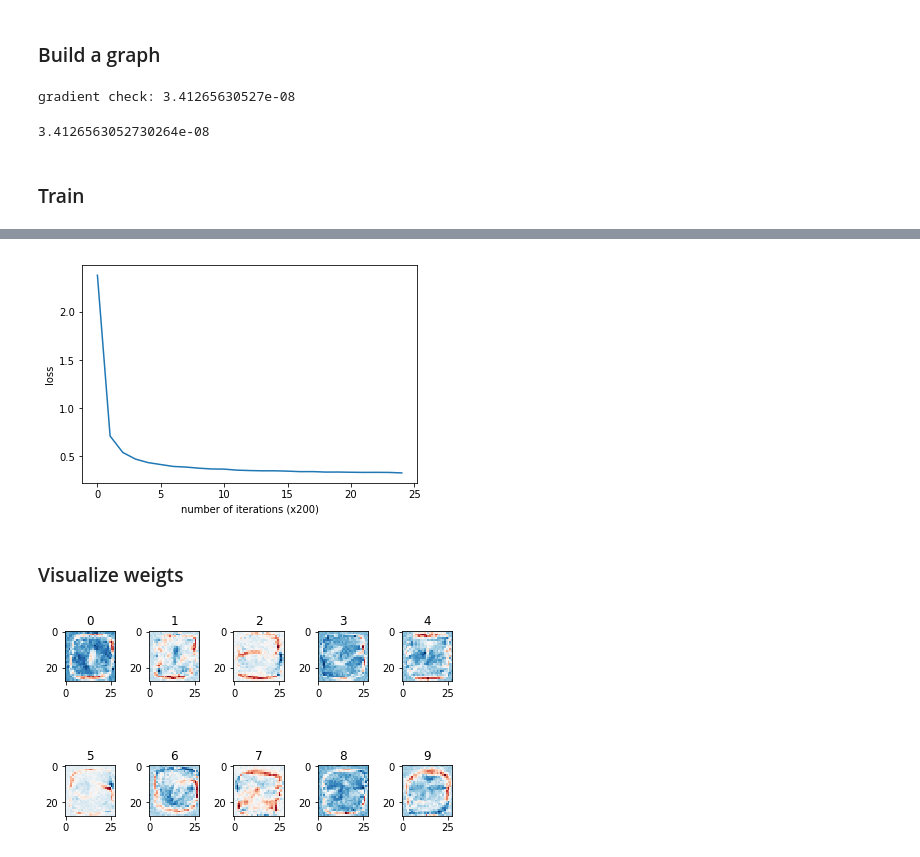
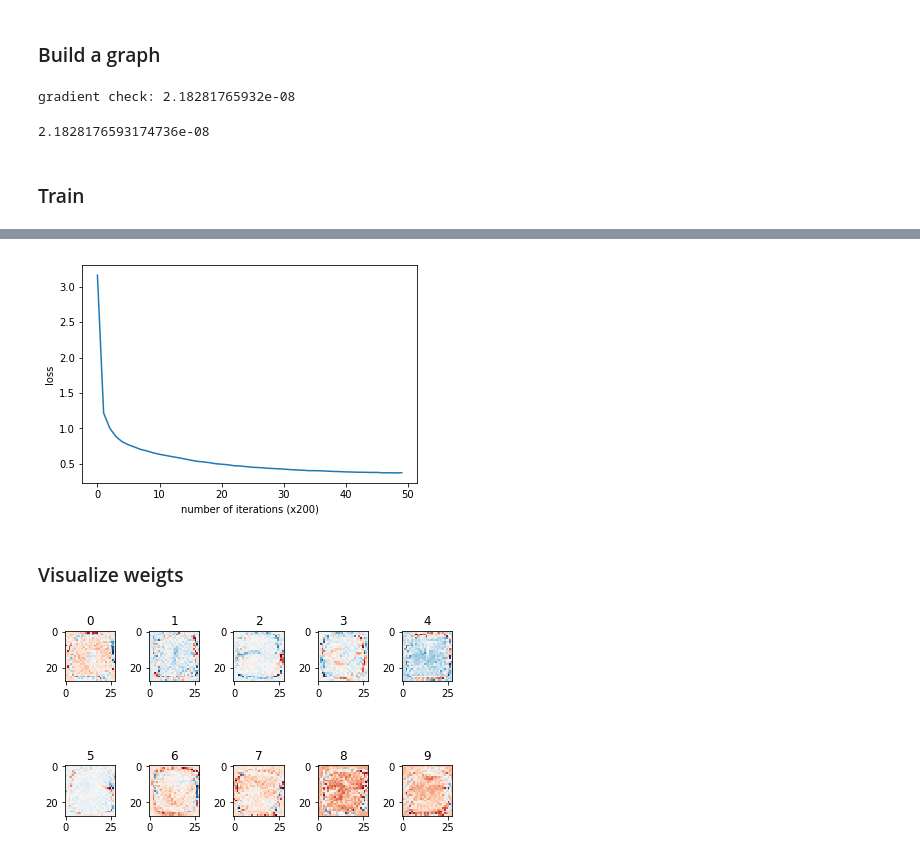
Before and after one commit to v-shmyhlo/machine-learning-playground, a Jupyter notebook: neural_network_framework_v2_mnist.ipynb, the cells around one changed output, grey strips where cells are left out. Cells and saved outputs as stored; diff of their text form; code cells hidden in the pictures.

```diff
--- a/neural_network_framework_v2_mnist.ipynb
+++ b/neural_network_framework_v2_mnist.ipynb
@@ -52,8 +52,11 @@ y = nn.placeholder('y', [10, None])
 
 W = nn.variable(np.random.randn(10, 784) * (1.0 / np.sqrt(784)))
 b = nn.variable(np.ones([10, 1]))
+gamma = nn.variable(np.random.randn(10, 1))
+beta = nn.variable(np.random.randn(10, 1))
 
 z = W @ x + b
+z = nn.batch_norm(z, gamma=gamma, beta=beta)
 z = nn.dropout(z, keep_prob)
 
 loss = nn.mean(nn.softmax_cross_entropy(logits=z, labels=y))
@@ -62,12 +65,12 @@ train = nn.AdamOptimizer(loss, learning_rate, global_step)
 
 nn.gradient_check(loss, {x: mnist.validation.images[:100].T, y: mnist.validation.labels[:100].T, keep_prob: 1.0})
 # %% [output]
-gradient check: 3.41265630527e-08
+gradient check: 2.18281765932e-08
-3.4126563052730264e-08
+2.1828176593174736e-08
 # %% [markdown]
 ### Train
 # %%
-steps = 5000
+steps = 10000
 batch_size = 512
 log_interval = 200
 kp = 0.5
@@ -110,4 +113,4 @@ gradient check: 3.65826597689e-08
-[figure, old version]
+[figure, new version]
 # %% [markdown]
 ### Visualize weigts
 # %%
@@ -123,4 +126,4 @@ for n in range(weights.shape[0]):
 fig.tight_layout()
 plt.show()
 # %% [output]
-[figure, old version]
+[figure, new version]
```
Also changed, not shown: parts of 2 cells of this notebook, 3 other files.
